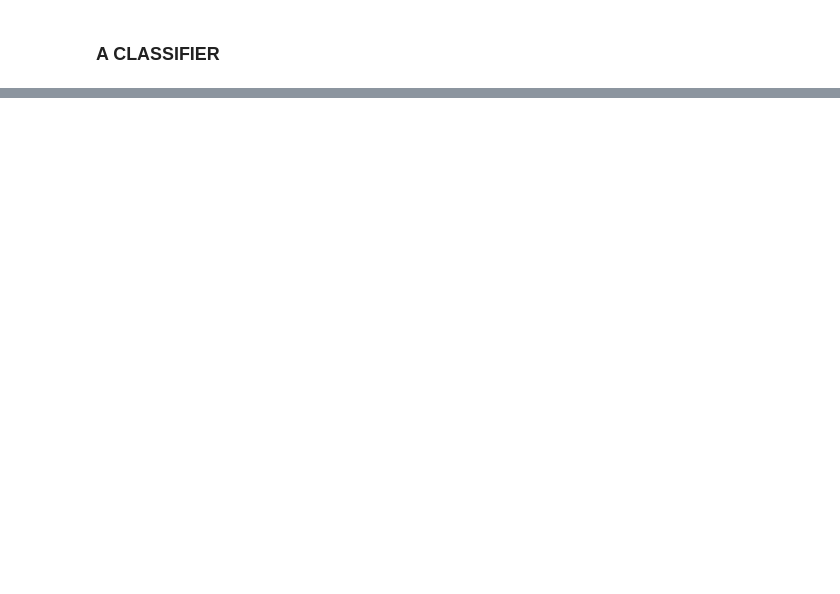
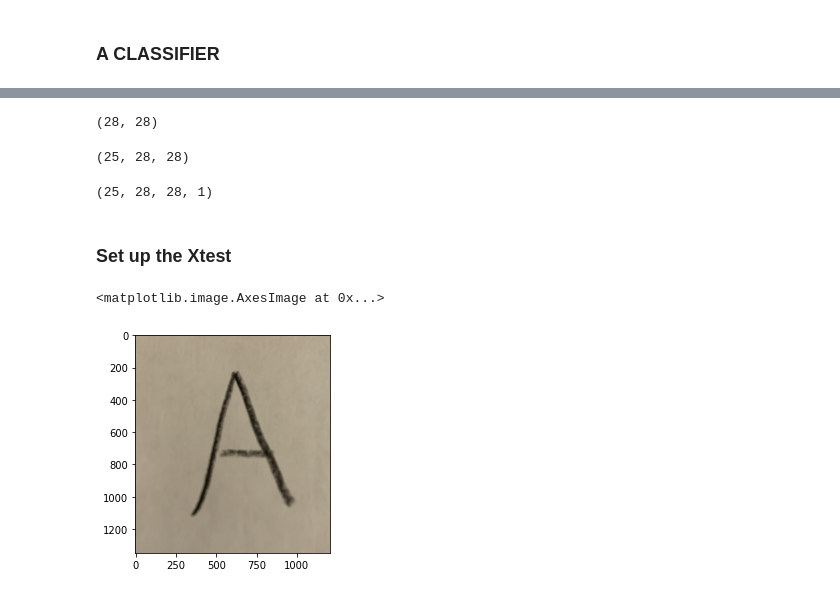
Before and after one commit to dclark18/ML2_TransferLearning, a Jupyter notebook: HW4.ipynb, the cells around one changed output, grey strips where cells are left out. Cells and saved outputs as stored; diff of their text form; code cells hidden in the pictures; blank space fills up the shorter version.

```diff
--- a/HW4.ipynb
+++ b/HW4.ipynb
@@ -164,0 +257,4 @@ array([7, 2, 1, ..., 4, 5, 6], dtype=uint8)
+# %%
+print(im.shape)
+# %% [output]
+(28, 28)
@@ -164,0 +268,21 @@ array([7, 2, 1, ..., 4, 5, 6], dtype=uint8)
+# %%
+# "stack" the arrays
+x_train = np.stack(new_images)
+print(x_train.shape)
+# %% [output]
+(25, 28, 28)
+# %%
+# as done in mnist add the color channel
+x_train = x_train.reshape((25,28,28,1))
+x_train.shape
+# %% [output]
+(25, 28, 28, 1)
+# %% [markdown]
+### Set up the Xtest
+# %%
+size = (28,28)
+im = Image.open(testing_images[0])
+plt.imshow(im)
+# %% [output]
+<matplotlib.image.AxesImage at 0x...>
+[figure, added]
```
Also changed, not shown: parts of 33 cells of this notebook.
